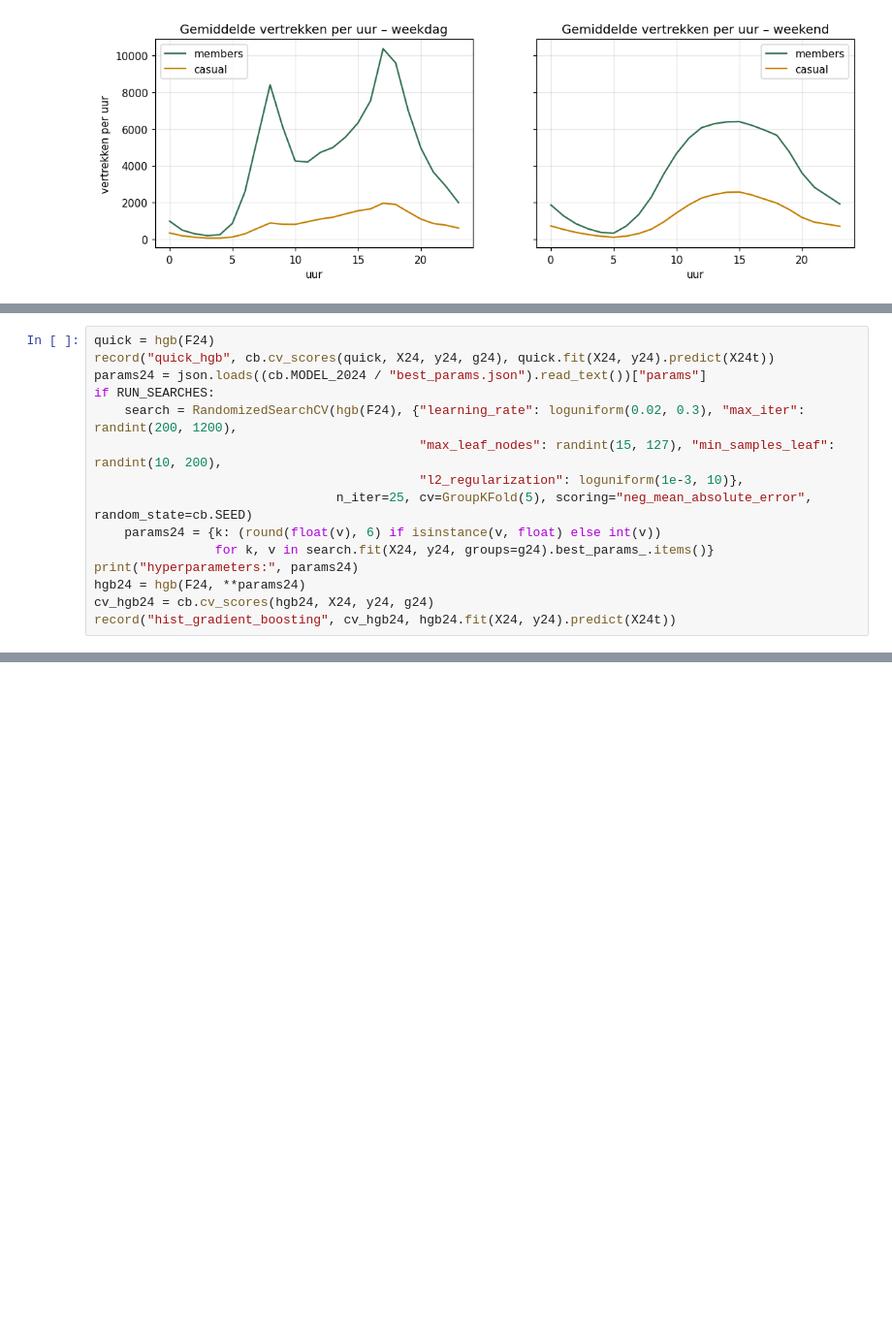
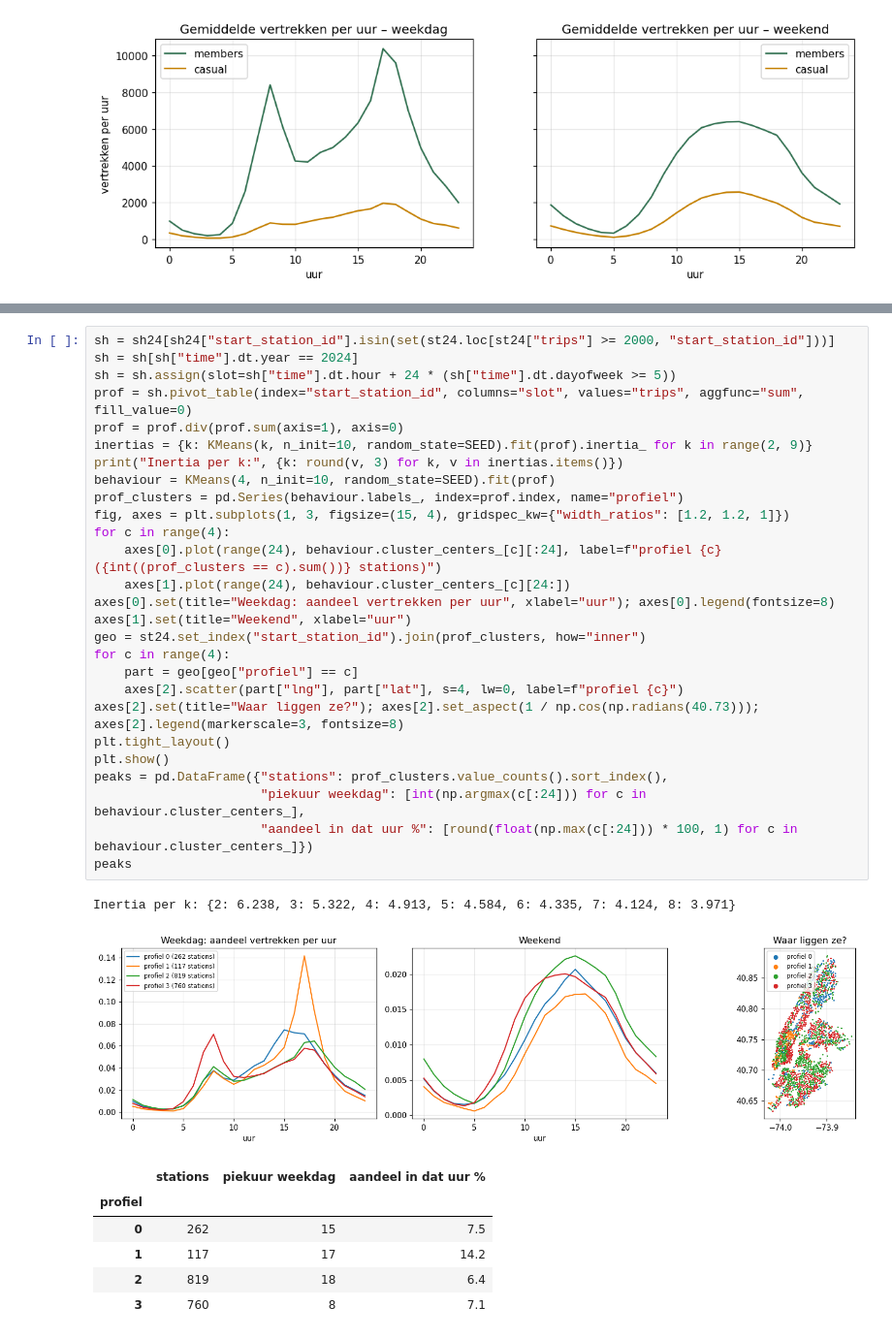
Before and after one commit to dmitcher7/CloudAI-Challenge, a Jupyter notebook: citi_bike/Kobe/Final/02_analyse_en_modellen.ipynb, the cells around one changed output, grey strips where cells are left out. Shown at 97% size. Saved outputs shown, nothing was run; the diff lists cells and outputs as text; blank space fills up the shorter version.

```diff
--- a/citi_bike/Kobe/Final/02_analyse_en_modellen.ipynb
+++ b/citi_bike/Kobe/Final/02_analyse_en_modellen.ipynb
@@ -483,15 +163,0 @@ Twee valkuilen die we onderweg tegenkwamen:
-# %%
-quick = hgb(F24)
-record("quick_hgb", cb.cv_scores(quick, X24, y24, g24), quick.fit(X24, y24).predict(X24t))
-params24 = json.loads((cb.MODEL_2024 / "best_params.json").read_text())["params"]
-if RUN_SEARCHES:
-    search = RandomizedSearchCV(hgb(F24), {"learning_rate": loguniform(0.02, 0.3), "max_iter": randint(200, 1200),
-                                           "max_leaf_nodes": randint(15, 127), "min_samples_leaf": randint(10, 200),
-                                           "l2_regularization": loguniform(1e-3, 10)},
-                                n_iter=25, cv=GroupKFold(5), scoring="neg_mean_absolute_error", random_state=cb.SEED)
-    params24 = {k: (round(float(v), 6) if isinstance(v, float) else int(v))
-                for k, v in search.fit(X24, y24, groups=g24).best_params_.items()}
-print("hyperparameters:", params24)
-hgb24 = hgb(F24, **params24)
-cv_hgb24 = cb.cv_scores(hgb24, X24, y24, g24)
-record("hist_gradient_boosting", cv_hgb24, hgb24.fit(X24, y24).predict(X24t))
@@ -937,0 +191,36 @@ Bundle geschreven naar C:\Users\kobev\Documents\semester 1\3APPAI - Deep Learnin
+# %%
+sh = sh24[sh24["start_station_id"].isin(set(st24.loc[st24["trips"] >= 2000, "start_station_id"]))]
+sh = sh[sh["time"].dt.year == 2024]
+sh = sh.assign(slot=sh["time"].dt.hour + 24 * (sh["time"].dt.dayofweek >= 5))
+prof = sh.pivot_table(index="start_station_id", columns="slot", values="trips", aggfunc="sum", fill_value=0)
+prof = prof.div(prof.sum(axis=1), axis=0)
+inertias = {k: KMeans(k, n_init=10, random_state=SEED).fit(prof).inertia_ for k in range(2, 9)}
+print("Inertia per k:", {k: round(v, 3) for k, v in inertias.items()})
+behaviour = KMeans(4, n_init=10, random_state=SEED).fit(prof)
+prof_clusters = pd.Series(behaviour.labels_, index=prof.index, name="profiel")
+fig, axes = plt.subplots(1, 3, figsize=(15, 4), gridspec_kw={"width_ratios": [1.2, 1.2, 1]})
+for c in range(4):
+    axes[0].plot(range(24), behaviour.cluster_centers_[c][:24], label=f"profiel {c} ({int((prof_clusters == c).sum())} stations)")
+    axes[1].plot(range(24), behaviour.cluster_centers_[c][24:])
+axes[0].set(title="Weekdag: aandeel vertrekken per uur", xlabel="uur"); axes[0].legend(fontsize=8)
+axes[1].set(title="Weekend", xlabel="uur")
+geo = st24.set_index("start_station_id").join(prof_clusters, how="inner")
+for c in range(4):
+    part = geo[geo["profiel"] == c]
+    axes[2].scatter(part["lng"], part["lat"], s=4, lw=0, label=f"profiel {c}")
+axes[2].set(title="Waar liggen ze?"); axes[2].set_aspect(1 / np.cos(np.radians(40.73))); axes[2].legend(markerscale=3, fontsize=8)
+plt.tight_layout()
+plt.show()
+peaks = pd.DataFrame({"stations": prof_clusters.value_counts().sort_index(),
+                      "piekuur weekdag": [int(np.argmax(c[:24])) for c in behaviour.cluster_centers_],
+                      "aandeel in dat uur %": [round(float(np.max(c[:24])) * 100, 1) for c in behaviour.cluster_centers_]})
+peaks
+# %% [output]
+Inertia per k: {2: 6.238, 3: 5.322, 4: 4.913, 5: 4.584, 6: 4.335, 7: 4.124, 8: 3.971}
+[figure, added]
+|  | stations | piekuur weekdag | aandeel in dat uur % |
+| profiel |  |  |  |
+| 0 | 262 | 15 | 7.5 |
+| 1 | 117 | 17 | 14.2 |
+| 2 | 819 | 18 | 6.4 |
+| 3 | 760 | 8 | 7.1 |
```
Also changed, not shown: parts of 184 cells of this notebook, 13 other files.
